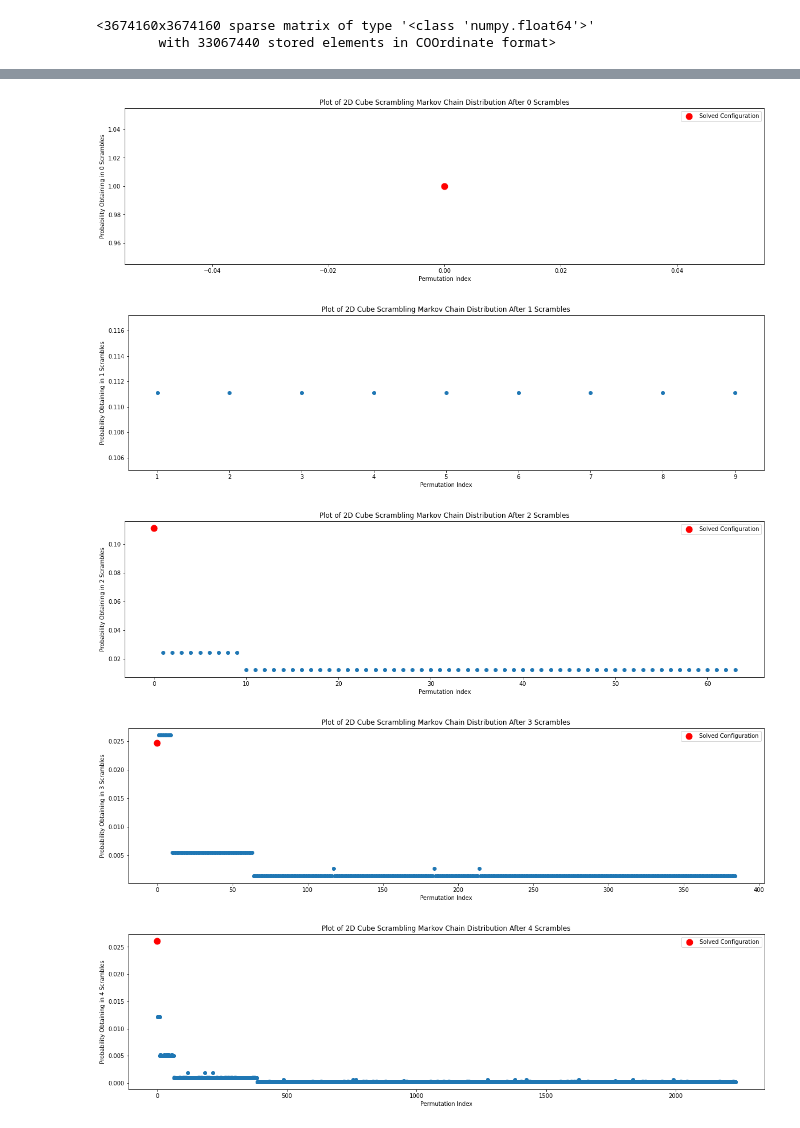
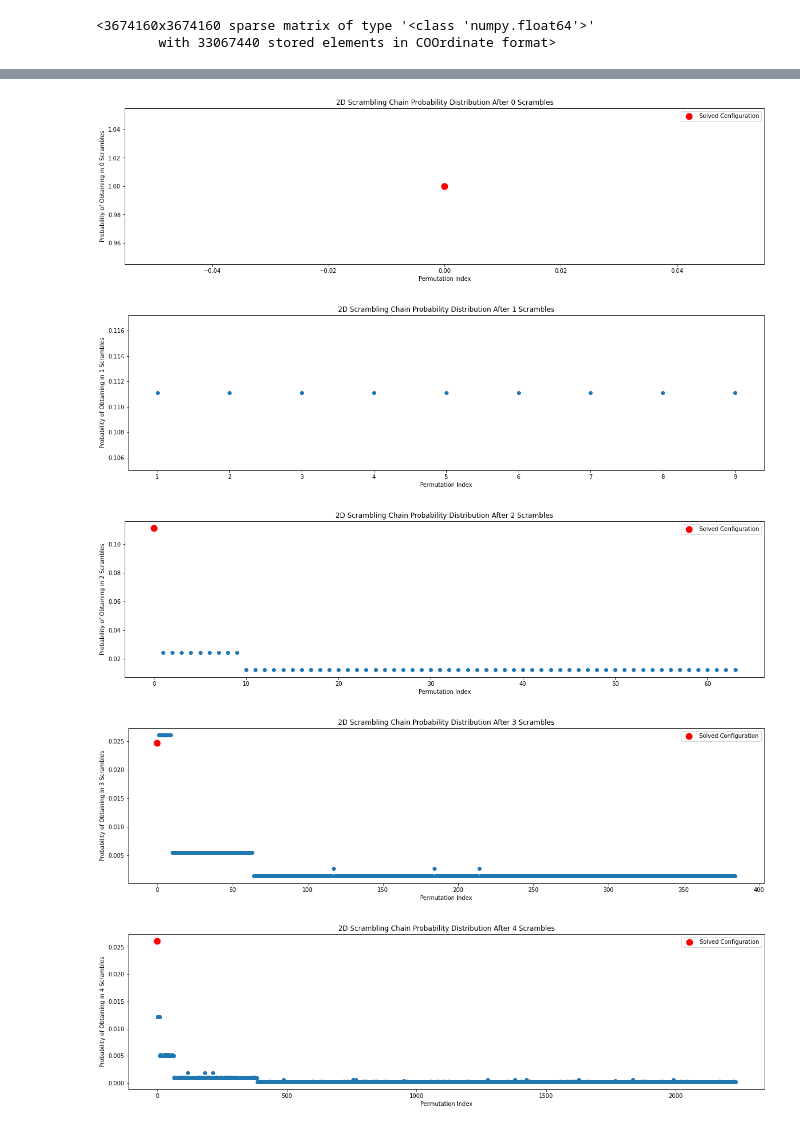
Before and after one commit to vskaush2/RubiksCubeMarkovChain, a Jupyter notebook: RubiksCubeMarkovChainDemo.ipynb, the cells around one changed output, grey strips where cells are left out. Drawn from its saved outputs; the diff is of its cells as text; code cells hidden in the pictures.

Commit message:
Updated documentation in RubiksCubeMarkovChainDemo.ipynb

```diff
--- a/RubiksCubeMarkovChainDemo.ipynb
+++ b/RubiksCubeMarkovChainDemo.ipynb
@@ -216,20 +219,20 @@ We implement this formula in the code cell below for the fixed dimension $n.$ We
 # %%
 max_scrambles=30
 for t in range(max_scrambles):
     pi_t = MC.compute_chain_distribution(t)
     if t<=10:
         fig,ax=plt.subplots(figsize=(20,5))
         permutation_indices=pi_t.nonzero()[0]
         ax.scatter(permutation_indices, pi_t.data)
         if 0 in permutation_indices:
             ax.scatter([0], pi_t.data[0],color='red',label='Solved Configuration',s=120)
             ax.legend()
-        ax.set_title('Plot of {}D Cube Scrambling Markov Chain Distribution After {} Scrambles'.format(n,t))
+        ax.set_title('{}D Scrambling Chain Probability Distribution After {} Scrambles'.format(n,t))
         ax.set_xlabel('Permutation Index')
-        ax.set_ylabel('Probability Obtaining in {} Scrambles'.format(t))
+        ax.set_ylabel('Probability of Obtaining in {} Scrambles'.format(t))
 # %% [output]
-[figure, old version]
+[figure, new version]
-[figure, old version]
+[figure, new version]
-[figure, old version]
+[figure, new version]
-[figure, old version]
+[figure, new version]
-[figure, old version]
+[figure, new version]
```
Also changed, not shown: parts of 16 cells of this notebook.
